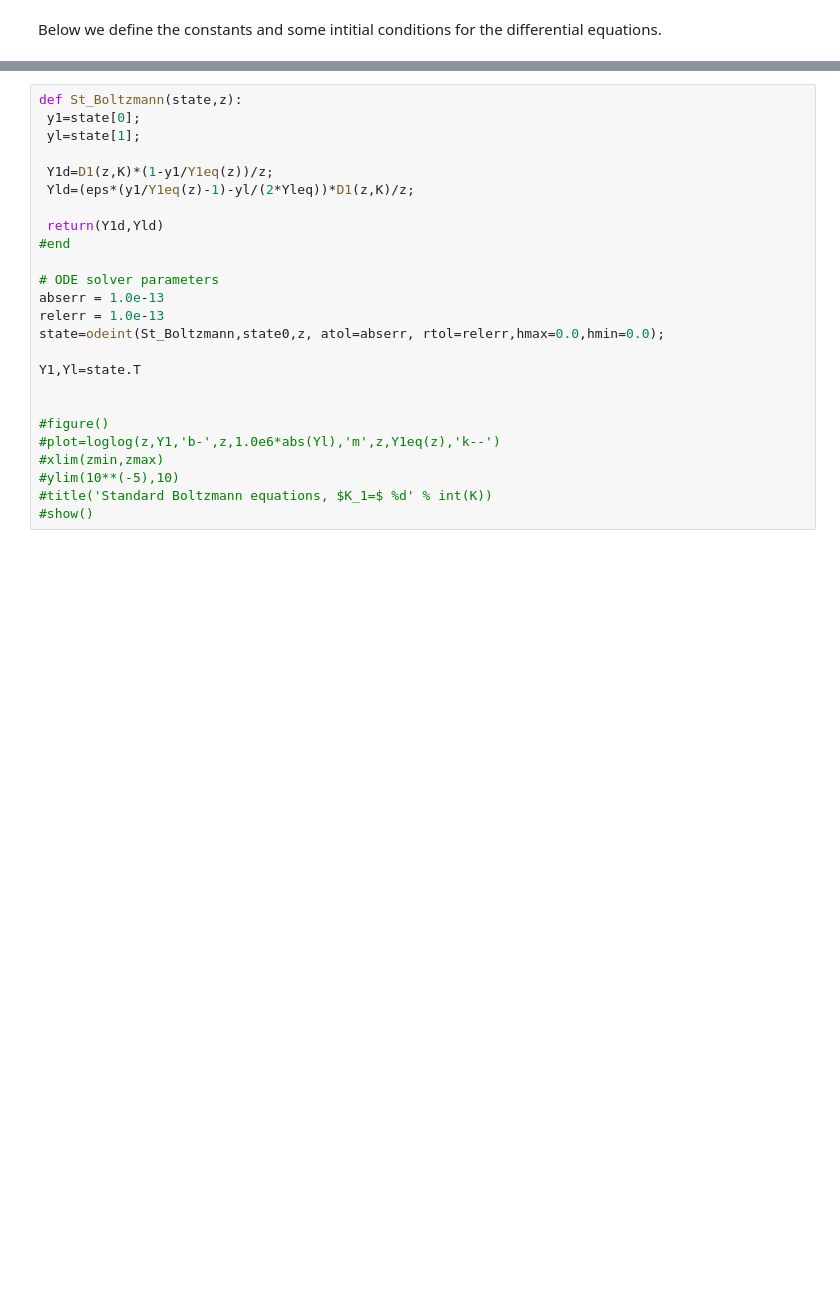
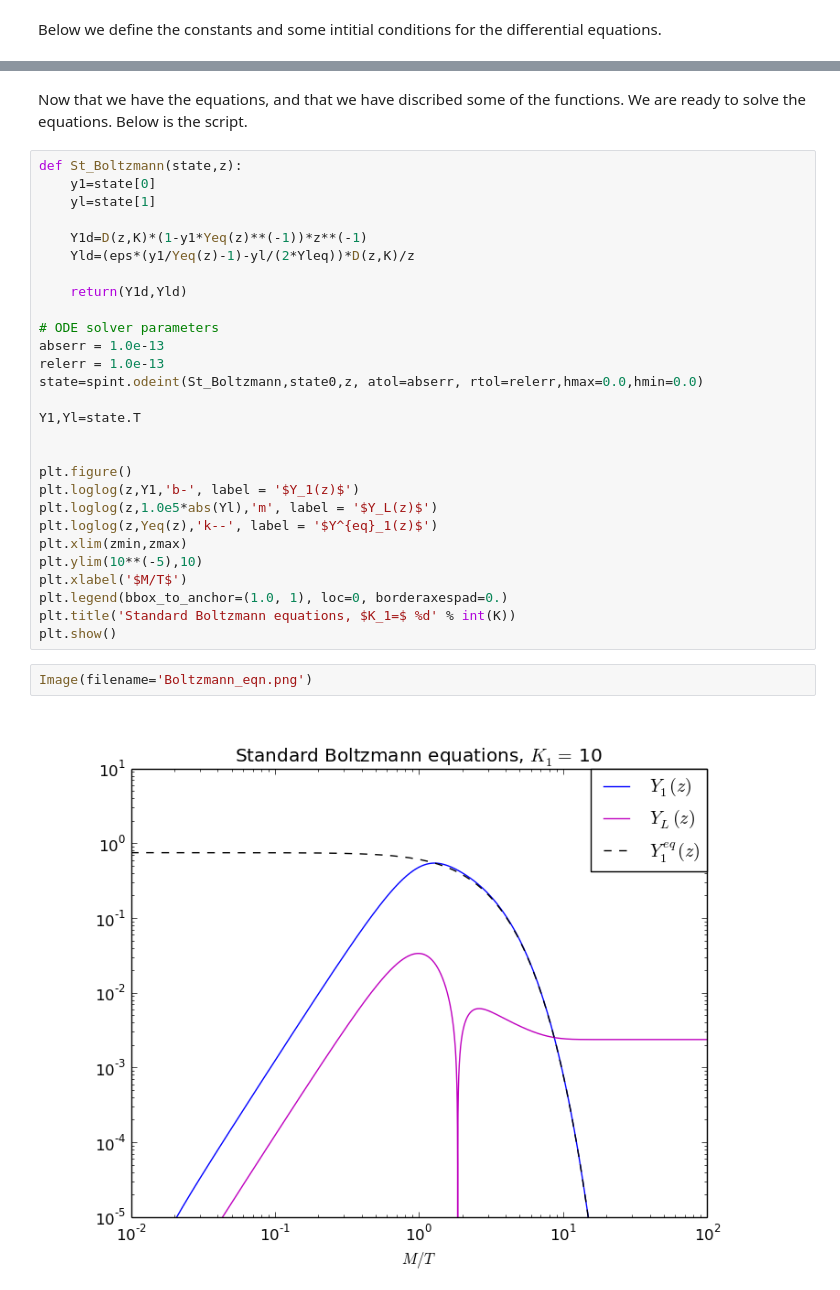
Before and after one commit to mledall/eqn_solver, a Jupyter notebook: Boltzmann_eqn.ipynb, the cells around one changed output, grey strips where cells are left out. Drawn from its saved outputs; the diff is of its cells as text; blank space fills up the shorter version.

Commit message:
solved the Boltzmann equations, and generated the first plot.

```diff
--- a/Boltzmann_eqn.ipynb
+++ b/Boltzmann_eqn.ipynb
@@ -72,25 +70,34 @@ Image(filename='equilibrium.png')
+# %% [markdown]
+Now that we have the equations, and that we have discribed some of the functions. We are ready to solve the equations. Below is the script.
 # %%
 def St_Boltzmann(state,z):
- y1=state[0];
- yl=state[1];
+    y1=state[0]
+    yl=state[1]
 
- Y1d=D1(z,K)*(1-y1/Y1eq(z))/z;
- Yld=(eps*(y1/Y1eq(z)-1)-yl/(2*Yleq))*D1(z,K)/z;
+    Y1d=D(z,K)*(1-y1*Yeq(z)**(-1))*z**(-1)
+    Yld=(eps*(y1/Yeq(z)-1)-yl/(2*Yleq))*D(z,K)/z
 
- return(Y1d,Yld)
-#end
+    return(Y1d,Yld)
 
 # ODE solver parameters
 abserr = 1.0e-13
 relerr = 1.0e-13
-state=odeint(St_Boltzmann,state0,z, atol=abserr, rtol=relerr,hmax=0.0,hmin=0.0);
+state=spint.odeint(St_Boltzmann,state0,z, atol=abserr, rtol=relerr,hmax=0.0,hmin=0.0)
 
 Y1,Yl=state.T
 
 
-#figure()
-#plot=loglog(z,Y1,'b-',z,1.0e6*abs(Yl),'m',z,Y1eq(z),'k--')
-#xlim(zmin,zmax)
-#ylim(10**(-5),10)
-#title('Standard Boltzmann equations, $K_1=$ %d' % int(K))
-#show()
+plt.figure()
+plt.loglog(z,Y1,'b-', label = '$Y_1(z)$')
+plt.loglog(z,1.0e5*abs(Yl),'m', label = '$Y_L(z)$')
+plt.loglog(z,Yeq(z),'k--', label = '$Y^{eq}_1(z)$')
+plt.xlim(zmin,zmax)
+plt.ylim(10**(-5),10)
+plt.xlabel('$M/T$')
+plt.legend(bbox_to_anchor=(1.0, 1), loc=0, borderaxespad=0.)
+plt.title('Standard Boltzmann equations, $K_1=$ %d' % int(K))
+plt.show()
+# %%
+Image(filename='Boltzmann_eqn.png')
+# %% [output]
+[figure, added]
```
Also changed, not shown: parts of 7 cells of this notebook, 2 other files.
